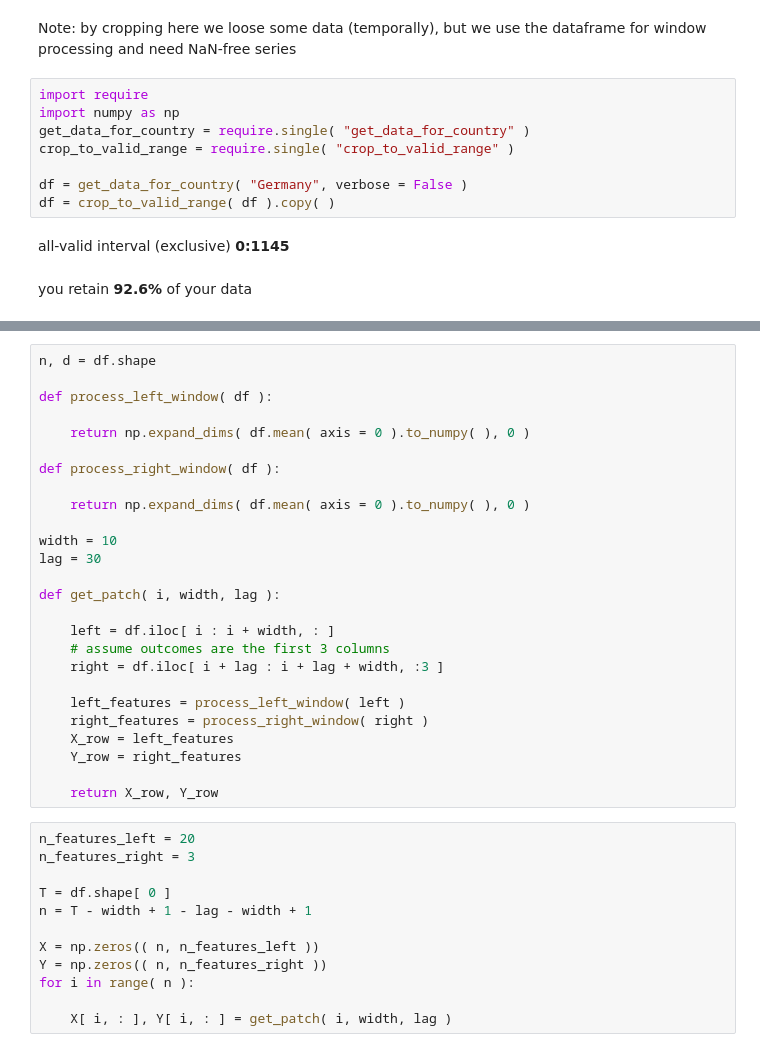
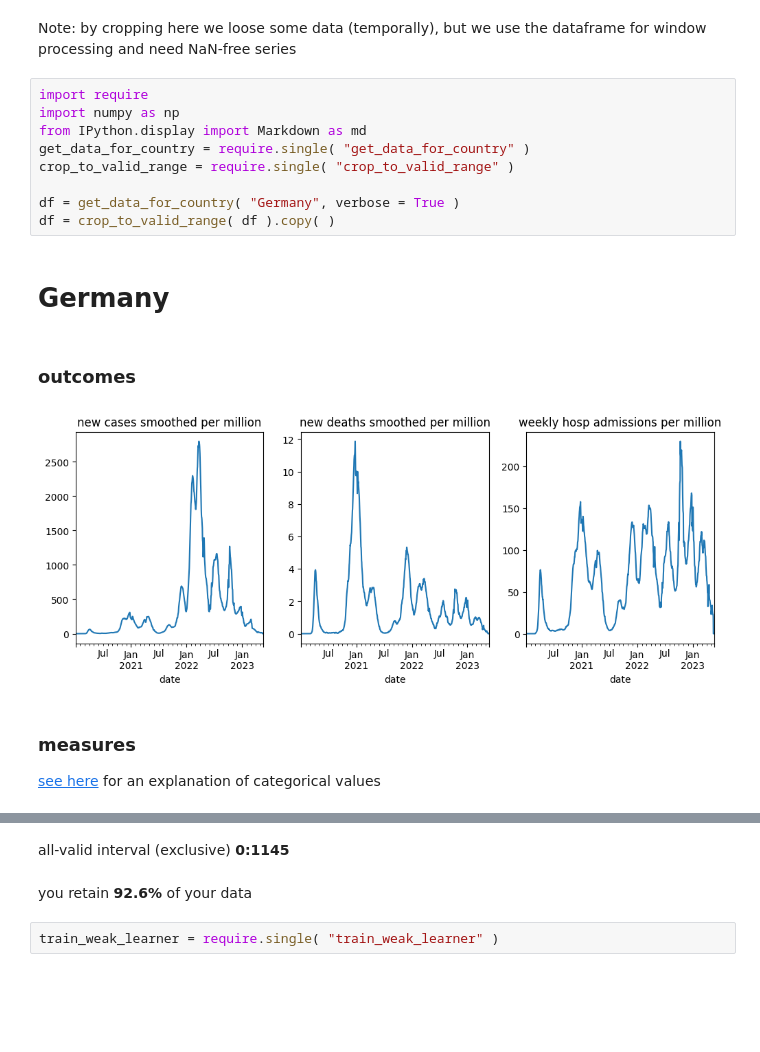
Before and after one commit to armsp/BDPP-23-Covid-Project, a Jupyter notebook: work/project/get_features_h.ipynb, the cells around one changed output, grey strips where cells are left out. Saved outputs shown, nothing was run; the diff lists cells and outputs as text; blank space fills up the shorter version.

```diff
--- a/work/project/get_features_h.ipynb
+++ b/work/project/get_features_h.ipynb
@@ -3,11 +3,15 @@ Note: by cropping here we loose some data (temporally), but we use the dataframe
 # %%
 import require
 import numpy as np
+from IPython.display import Markdown as md
 get_data_for_country = require.single( "get_data_for_country" )
 crop_to_valid_range = require.single( "crop_to_valid_range" )
 
-df = get_data_for_country( "Germany", verbose = False )
+df = get_data_for_country( "Germany", verbose = True )
 df = crop_to_valid_range( df ).copy( )
 # %% [output]
-all-valid interval (exclusive) 0:1145
+Germany
-you retain 92.6% of your data
+outcomes
+[figure, added]
+measures
+see here for an explanation of categorical values
@@ -14,38 +19,4 @@ you retain 92.6% of your data
+all-valid interval (exclusive) 0:1145
+you retain 92.6% of your data
-# %%
-n, d = df.shape
-
-def process_left_window( df ):
-
-    return np.expand_dims( df.mean( axis = 0 ).to_numpy( ), 0 )
-
-def process_right_window( df ):
-
-    return np.expand_dims( df.mean( axis = 0 ).to_numpy( ), 0 )
-
-width = 10
-lag = 30
-
-def get_patch( i, width, lag ):
-
-    left = df.iloc[ i : i + width, : ]
-    # assume outcomes are the first 3 columns
-    right = df.iloc[ i + lag : i + lag + width, :3 ]
-
-    left_features = process_left_window( left )
-    right_features = process_right_window( right )
-    X_row = left_features
-    Y_row = right_features
-
-    return X_row, Y_row
-# %%
-n_features_left = 20
-n_features_right = 3
-
-T = df.shape[ 0 ]
-n = T - width + 1 - lag - width + 1
-
-X = np.zeros(( n, n_features_left ))
-Y = np.zeros(( n, n_features_right ))
-for i in range( n ):
-
-    X[ i, : ], Y[ i, : ] = get_patch( i, width, lag )
+# %%
+train_weak_learner = require.single( "train_weak_learner" )
```
Also changed, not shown: parts of 9 cells of this notebook, 7 other files.
